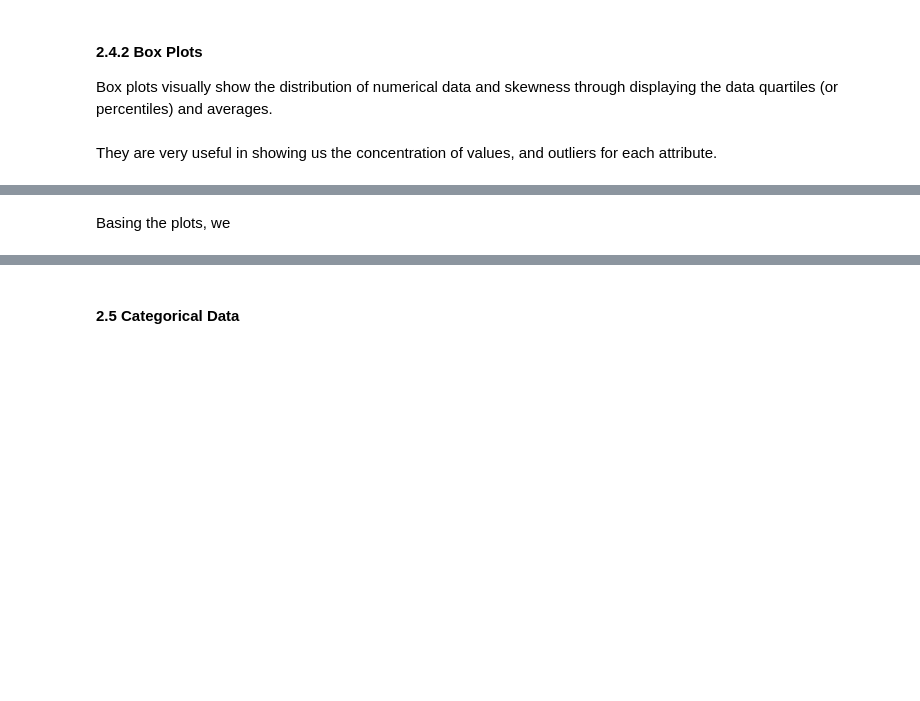
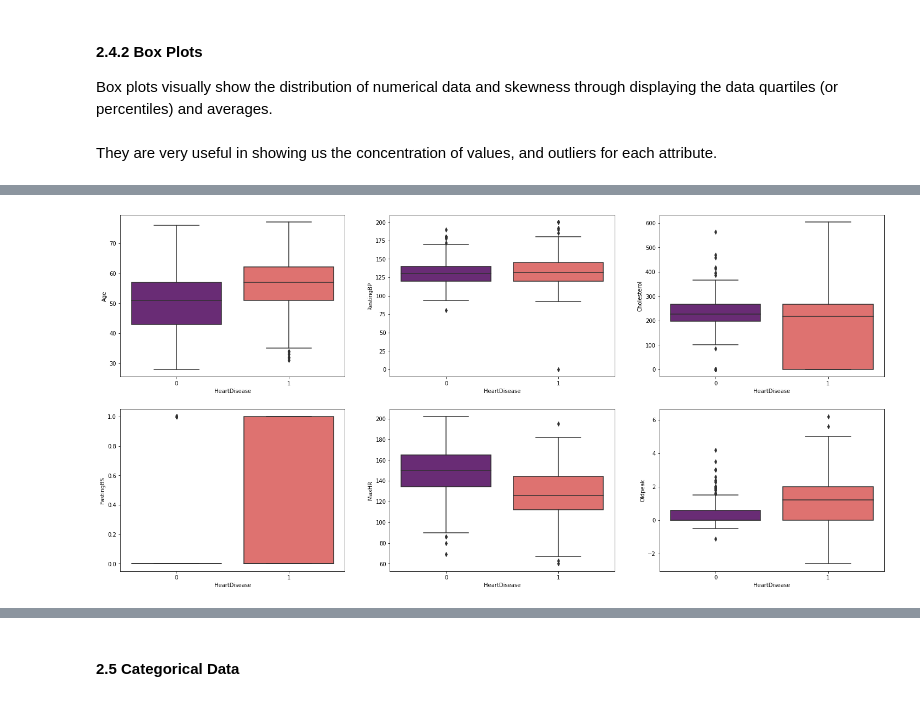
Before and after one commit to AkosoCodes/Heart-Disease-Prediction-EDA, a Jupyter notebook: final.ipynb, the cells around one changed output, grey strips where cells are left out. Cells and saved outputs as stored; diff of their text form; code cells hidden in the pictures; blank space fills up the shorter version.

```diff
--- a/final.ipynb
+++ b/final.ipynb
@@ -378,12 +381,21 @@ They are very useful in showing us the concentration of values, and outliers for
 
 for column in numerical:
     if column != "FastingBS": # FastingBS has only two type of values
-        df[column].iplot(kind="box", title=column, boxpoints="all")
+        df[column].iplot(kind="box", title=column+" Box Model", boxpoints="all", yTitle="Value", color="purple")
 # %% [output]
 [interactive output not drawn]
 [interactive output not drawn]
 [interactive output not drawn]
 [interactive output not drawn]
 [interactive output not drawn]
-# %% [markdown]
-Basing the plots, we
+# %%
+# Splitting each box plot to show the distribution of heart disease
+index = 0
+plt.figure(figsize=(25,25))
+for column in numerical:
+    if column != "HeartDisease":
+        index += 1
+        plt.subplot(4, 3, index)
+        sns.boxplot(x='HeartDisease', y=column, data=df, palette='magma')
+# %% [output]
+[figure, added]
```
Also changed, not shown: parts of 5 cells of this notebook, 1 other file.
